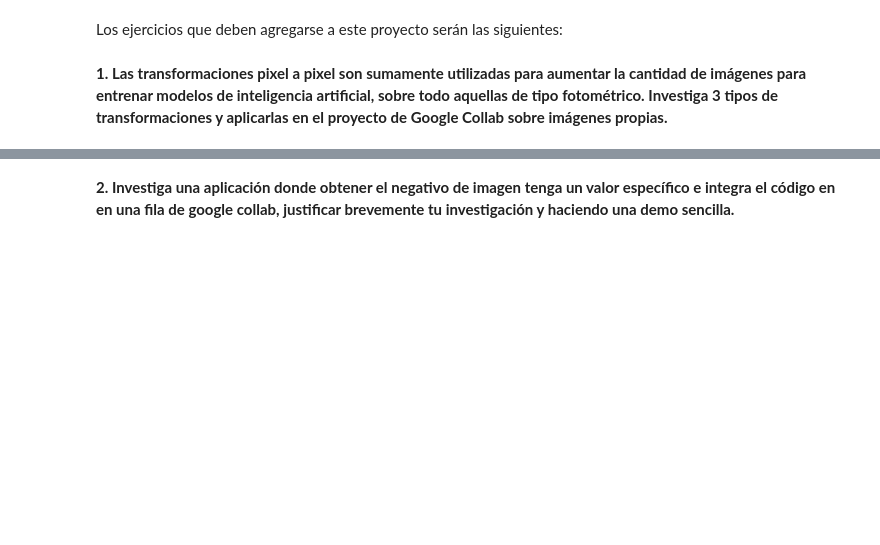
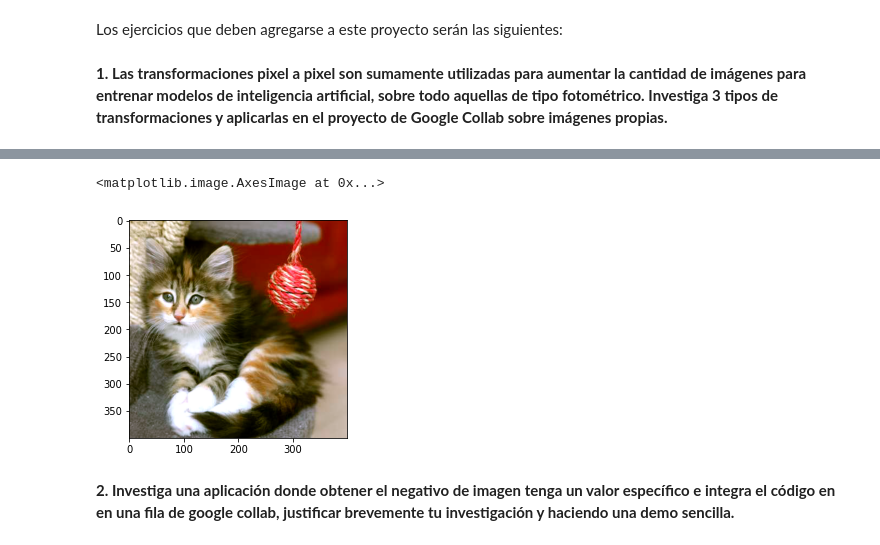
Before and after one commit to andreac941/ComputerVision-Eq3, a Jupyter notebook: SimpleImageProcessing_Eq10.ipynb, the cells around one changed output, grey strips where cells are left out. Cells and saved outputs as stored; diff of their text form; code cells hidden in the pictures; blank space fills up the shorter version.

```diff
--- a/SimpleImageProcessing_Eq10.ipynb
+++ b/SimpleImageProcessing_Eq10.ipynb
@@ -24,3 +98,9 @@ Los ejercicios que deben agregarse a este proyecto serán las siguientes:
+# %%
+# Display the image after contrast stretching
+plt.imshow(normalizedImage)
+# %% [output]
+<matplotlib.image.AxesImage at 0x...>
+[figure, added]
 # %% [markdown]
 **2.   Investiga una aplicación donde obtener el negativo de imagen tenga un valor específico e integra el código en en una fila de google collab, justificar brevemente tu investigación y haciendo una demo sencilla.**
 # %% [markdown]
```
Also changed, not shown: parts of 5 cells of this notebook.
